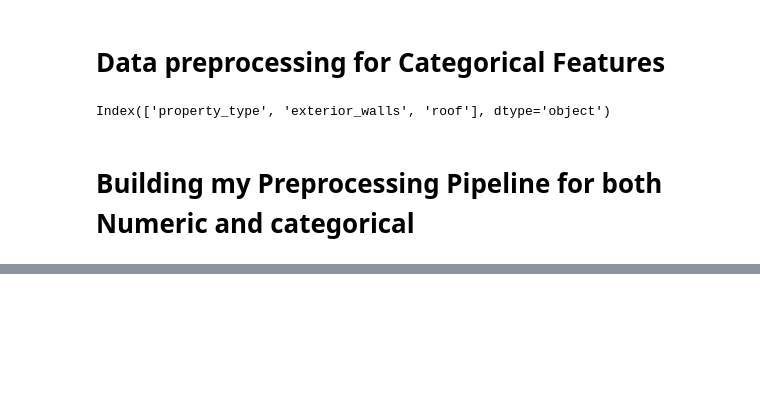
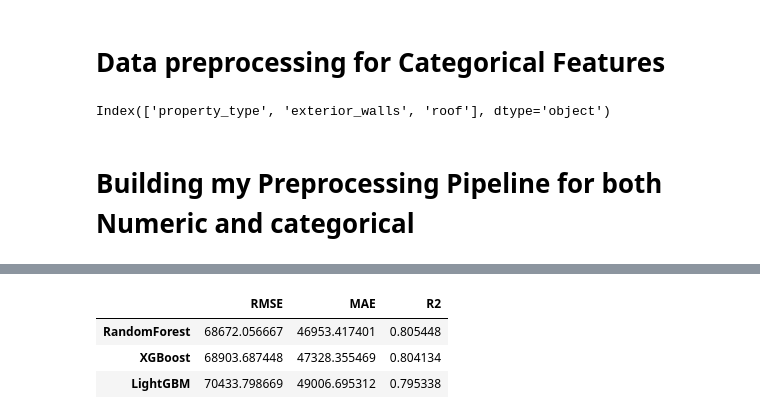
Before and after one commit to abiolaks/flexisaf_intership_program, a Jupyter notebook: notebook/task_1_advanced_models_understanding.ipynb, the cells around one changed output, grey strips where cells are left out. Drawn from its saved outputs; the diff is of its cells as text; code cells hidden in the pictures; blank space fills up the shorter version.

Commit message:
train multiiple advance model

```diff
--- a/notebook/task_1_advanced_models_understanding.ipynb
+++ b/notebook/task_1_advanced_models_understanding.ipynb
@@ -424,14 +424,12 @@ outlier_remover.fit(X_train_proc)
 
 X_train_proc, y_train = outlier_remover.transform_xy(X_train_proc, y_train)
 # %%
-from sklearn.ensemble import RandomForestClassifier
-from xgboost import XGBClassifier
-from lightgbm import LGBMClassifier
+from sklearn.ensemble import RandomForestRegressor
+from xgboost import XGBRegressor
+from lightgbm import LGBMRegressor
 
 models = {
-    "RandomForest": RandomForestClassifier(random_state=42),
-    "XGBoost": XGBClassifier(
-        random_state=42, use_label_encoder=False, eval_metric="logloss"
-    ),
-    "LightGBM": LGBMClassifier(random_state=42)
+    "RandomForest": RandomForestRegressor(random_state=42),
+    "XGBoost": XGBRegressor(random_state=42, n_estimators=500, learning_rate=0.05),
+    "LightGBM": LGBMRegressor(random_state=42, n_estimators=500, learning_rate=0.05)
 }
@@ -439,0 +436,16 @@ ValueError: could not convert string to float: 'Single-Family'
+# %%
+from sklearn.metrics import mean_squared_error, mean_absolute_error, r2_score
+results = {}
+
+for name, model in models.items():
+    model.fit(X_train_proc, y_train)
+    preds = model.predict(X_test_proc)
+
+    results[name] = {
+        "RMSE": np.sqrt(mean_squared_error(y_test, preds)),
+        "MAE": mean_absolute_error(y_test, preds),
+        "R2": r2_score(y_test, preds)
+    }
+
+results_df = pd.DataFrame(results).T
+print(results_df)
@@ -439,0 +462,7 @@ ValueError: could not convert string to float: 'Single-Family'
+# %%
+results_df
+# %% [output]
+|  | RMSE | MAE | R2 |
+| RandomForest | 68672.056667 | 46953.417401 | 0.805448 |
+| XGBoost | 68903.687448 | 47328.355469 | 0.804134 |
+| LightGBM | 70433.798669 | 49006.695312 | 0.795338 |
```
Also changed, not shown: parts of 2 cells of this notebook.
